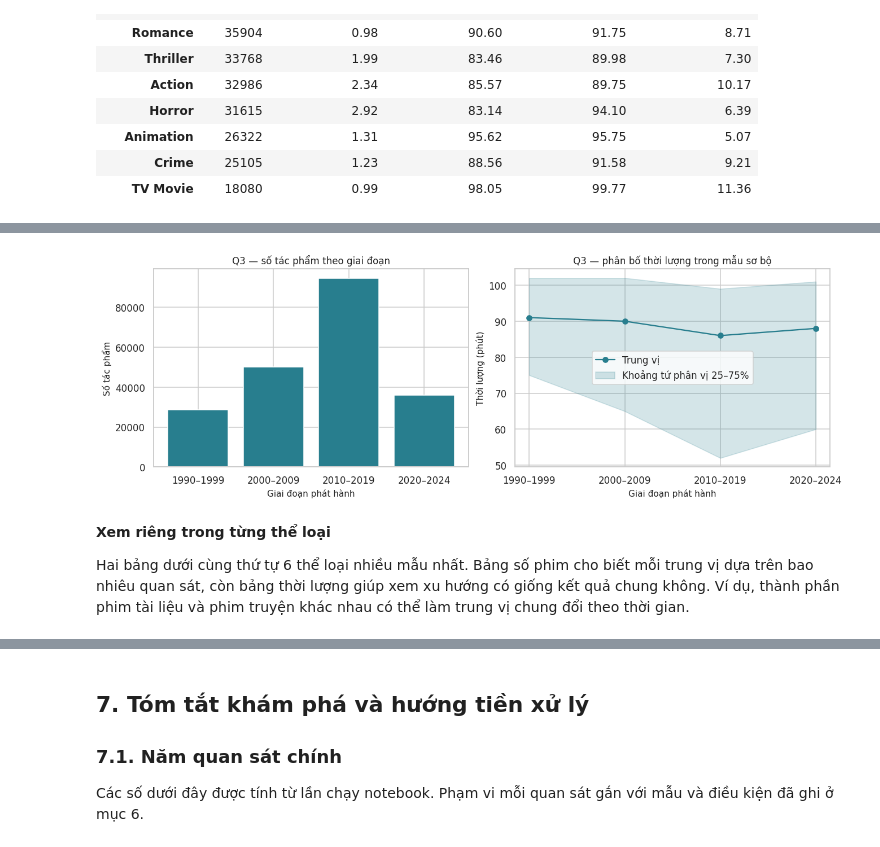
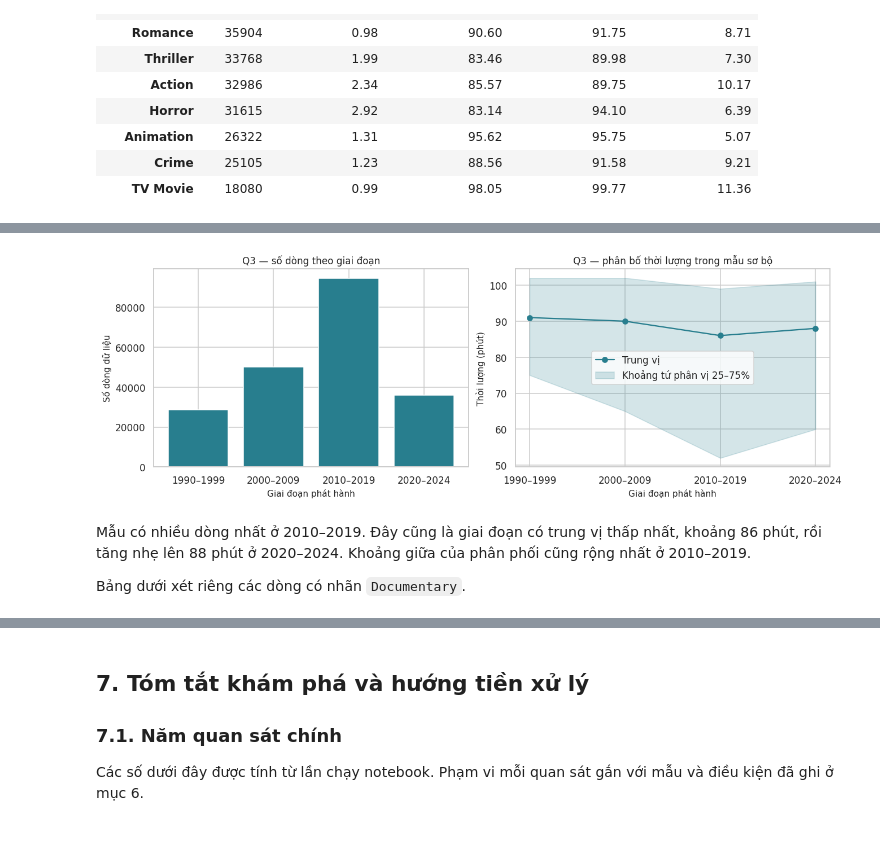
Before and after one commit to tranthuankhang/Movies-Dataset, a Jupyter notebook: notebooks/01_collection_exploration.ipynb, the cells around one changed output, grey strips where cells are left out. Drawn from its saved outputs; the diff is of its cells as text; code cells hidden in the pictures.

```diff
--- a/notebooks/01_collection_exploration.ipynb
+++ b/notebooks/01_collection_exploration.ipynb
@@ -1116,15 +1082,16 @@ analysis_base['period'] = raw_periods.loc[analysis_base.index]
 analysis_base['genre_list'] = genre_lists.loc[analysis_base.index]
 has_genre = genre_count.gt(0)
 year_1990_2024 = release_years.between(1990, 2024)
+year_through_2025 = release_years.le(2025)
 released = movies.status.eq('Released')
 valid_imdb = movies.averageRating.between(1, 10) & movies.numVotes.gt(0)
 valid_pair = movies.vote_average.between(0, 10) & valid_imdb & movies.vote_count.gt(0)
 question_steps = {
-    'Q1': [('Trạng thái Released', released), ('Năm 1990–2024', year_1990_2024),
-           ('Có hai điểm hợp lệ và lượt chấm', valid_pair),
+    'Q1': [('Trạng thái Released', released), ('Có ngày phát hành đọc được và năm ≤ 2025', year_through_2025),
+           ('Hai điểm trong thang và có lượt chấm ở cả hai bên', valid_pair),
            ('Ít nhất 10 lượt ở mỗi nền tảng', movies.vote_count.ge(10) & movies.numVotes.ge(10))],
     'Q2': [('Trạng thái Released', released),
-           ('Có năm phát hành và năm ≤ 2024', release_years.notna() & release_years.le(2024)),
+           ('Có ngày phát hành đọc được và năm ≤ 2025', year_through_2025),
            ('Có điểm IMDb từ 1 đến 10 và có lượt', valid_imdb)],
     'Q3': [('Trạng thái Released', released), ('Năm 1990–2024', year_1990_2024),
            ('Thời lượng dương', movies.runtime.gt(0)), ('Có thể loại', has_genre)],
@@ -1413,12 +1355,8 @@ Ba giai đoạn đầu dài 10 năm, còn 2020–2024 dài 5 năm. Số phim the
 # %%
 runtime_sample = question_frames['Q3']
 runtime_by_period = runtime_sample.groupby('period', observed=True).agg(
-    n=('id', 'size'), trung_vi=('runtime', 'median'),
+    n=('id', 'size'),
+    trung_vi=('runtime', 'median'),
     p25=('runtime', lambda values: values.quantile(.25)),
     p75=('runtime', lambda values: values.quantile(.75)),
-    duoi_60_phut=('runtime', lambda values: 100 * values.lt(60).mean()),
-    tren_600_phut=('runtime', lambda values: int(values.gt(600).sum())),
 )
-display(runtime_by_period.rename(columns={'n': 'Số tác phẩm', 'trung_vi': 'Trung vị (phút)',
-    'p25': 'Mốc 25% (phút)', 'p75': 'Mốc 75% (phút)',
-    'duoi_60_phut': 'Dưới 60 phút (%)', 'tren_600_phut': 'Trên 600 phút (số)'}).round(2))
@@ -1432,21 +1363,21 @@ display(runtime_by_period.rename(columns={'n': 'Số tác phẩm', 'trung_vi': '
 # %%
 fig, axes = plt.subplots(1, 2, figsize=(12, 4), layout='constrained')
 x = np.arange(len(runtime_by_period))
 axes[0].bar(x, runtime_by_period['n'], color='#287e8e')
 axes[0].set_xticks(x, runtime_by_period.index)
-axes[0].set(title='Q3 — số tác phẩm theo giai đoạn', xlabel='Giai đoạn phát hành', ylabel='Số tác phẩm')
+axes[0].set(title='Q3 — số dòng theo giai đoạn', xlabel='Giai đoạn phát hành', ylabel='Số dòng dữ liệu')
 axes[1].plot(x, runtime_by_period.trung_vi, 'o-', color='#287e8e', label='Trung vị')
 axes[1].fill_between(x, runtime_by_period.p25, runtime_by_period.p75, alpha=.2,
                      color='#287e8e', label='Khoảng tứ phân vị 25–75%')
 axes[1].set_xticks(x, runtime_by_period.index)
 axes[1].set(title='Q3 — phân bố thời lượng trong mẫu sơ bộ',
             xlabel='Giai đoạn phát hành', ylabel='Thời lượng (phút)')
 axes[1].legend()
 plt.show()
 # %% [output]
-[figure, old version]
+[figure, new version]
 # %% [markdown]
-**Xem riêng trong từng thể loại**
+Mẫu có nhiều dòng nhất ở 2010–2019. Đây cũng là giai đoạn có trung vị thấp nhất, khoảng 86 phút, rồi tăng nhẹ lên 88 phút ở 2020–2024. Khoảng giữa của phân phối cũng rộng nhất ở 2010–2019.
 
-Hai bảng dưới cùng thứ tự 6 thể loại nhiều mẫu nhất. Bảng số phim cho biết mỗi trung vị dựa trên bao nhiêu quan sát, còn bảng thời lượng giúp xem xu hướng có giống kết quả chung không. Ví dụ, thành phần phim tài liệu và phim truyện khác nhau có thể làm trung vị chung đổi theo thời gian.
+Bảng dưới xét riêng các dòng có nhãn `Documentary`.
 # %%
```
Also changed, not shown: parts of 75 cells of this notebook, 3 other files.
